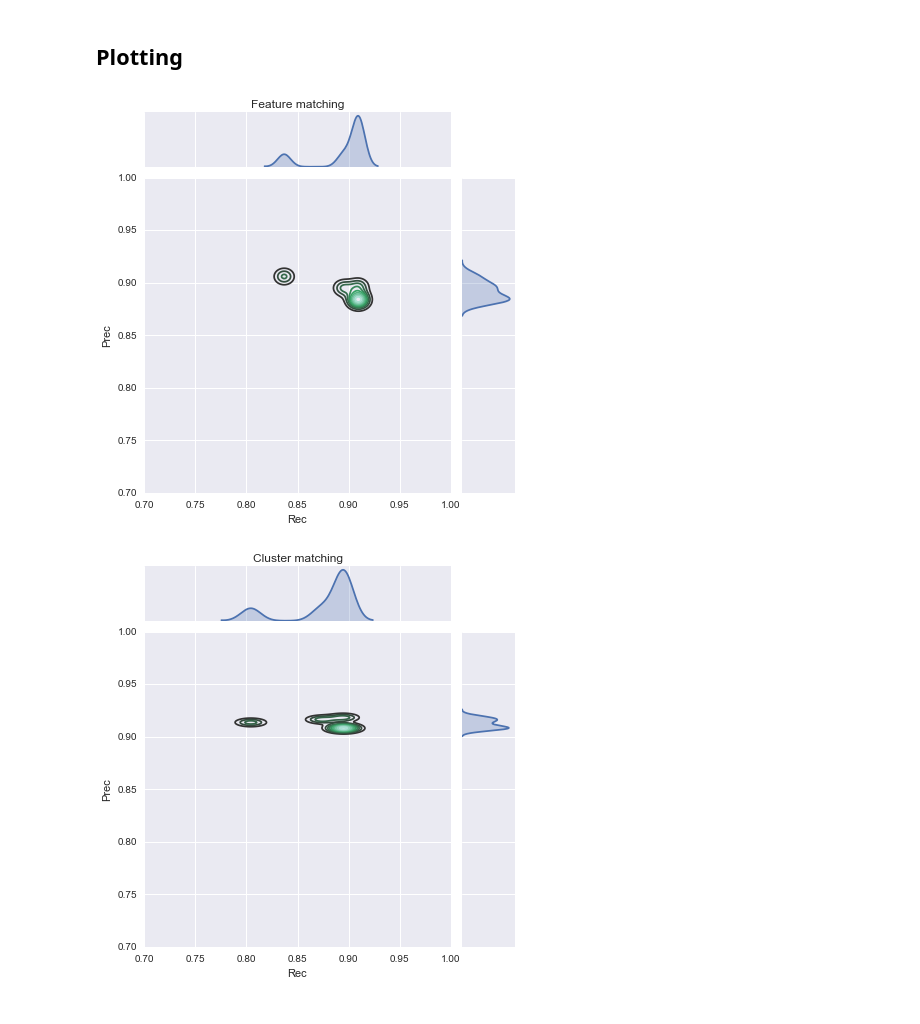
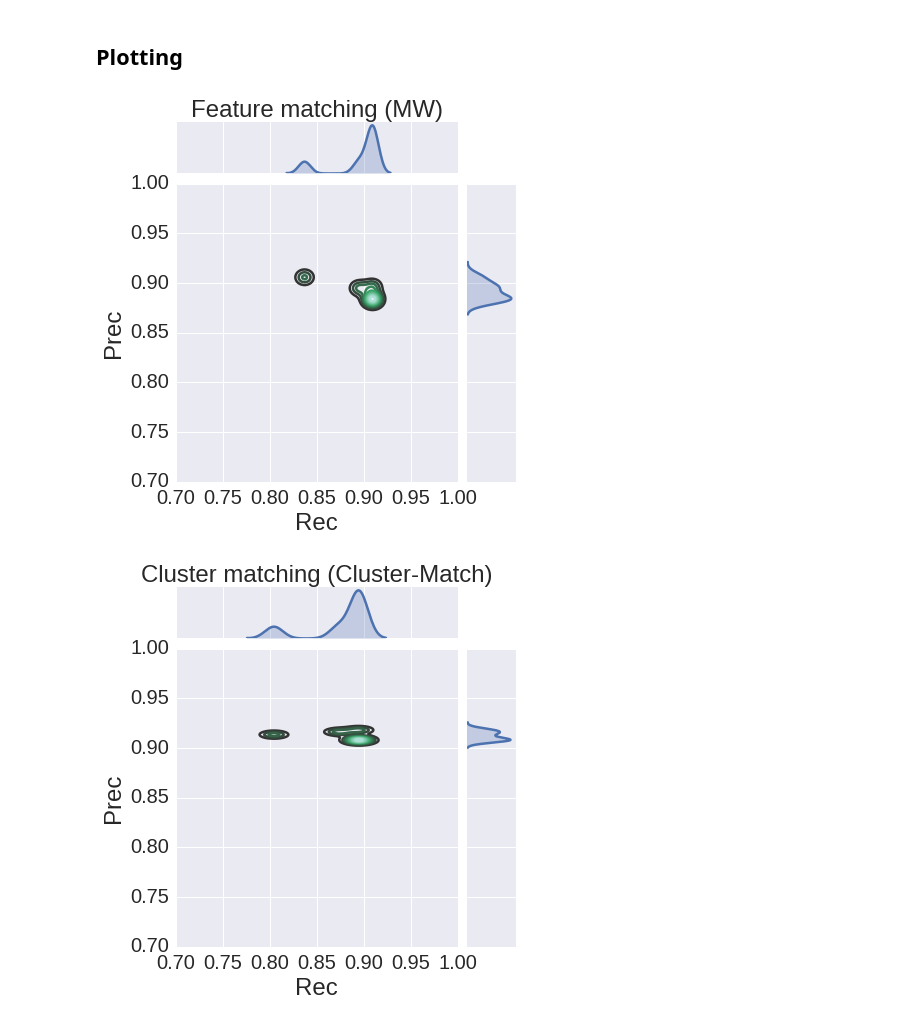
Before and after one commit to sdrogers/metabolomics_tools, a Jupyter notebook: alignment/notebooks/Beer3pos_experiment.ipynb, the cells around one changed output. Drawn from its saved outputs; the diff is of its cells as text; code cells hidden in the pictures.

Commit message:
updated notebooks
Former-commit-id: 9fb9436f94300d1a671932c44ac54e0d5664a866

```diff
--- a/alignment/notebooks/Beer3pos_experiment.ipynb
+++ b/alignment/notebooks/Beer3pos_experiment.ipynb
@@ -108,3 +87,4 @@ Saved to pickles/beer3pos/training_list.p
 # %%
 testing_list = load_or_create_filelist('pickles/beer3pos/testing_list.p', combined_list, n_iter, n_files)
+testing_list = []
 # %% [output]
@@ -153,3 +101,3 @@ Saved to pickles/beer3pos/res_match_cluster.p
 # %%
-exp_results_1c = run_experiment(3, training_list, testing_list, param_list, 'pickles/beer3pos/res_mwg.p', hp, evaluation_method, transformation_file, gt_file)
+exp_results_1c = run_experiment(3, training_list, testing_list, param_list_mwg, 'pickles/beer3pos/res_mwg.p', hp, evaluation_method, transformation_file, gt_file)
 # %% [output]
@@ -173,5 +132,7 @@ Saved to pickles/beer3pos/res_mwg.p
 # %% [markdown]
 <h2>Plotting</h2>
+# %%
+sns.set_context("notebook", font_scale=2.0, rc={"lines.linewidth": 2.5})
 # %%
 def plot_density(exp_res, title):
     training_dfs = []
@@ -190,13 +151,14 @@ def plot_density(exp_res, title):
     g = g.plot_joint(sns.kdeplot)
     g = g.plot_marginals(sns.kdeplot, shade=True)
     ax = g.ax_joint
-    ax.set_xlabel('Rec')
-    ax.set_ylabel('Prec')
+    ax.set_xlabel('Rec', fontsize=24)
+    ax.set_ylabel('Prec', fontsize=24)
     ax = g.ax_marg_x
-    ax.set_title(title)
+    ax.set_title(title, fontsize=24)
 # %%
-plot_density(exp_results_1a, 'Feature matching')
-plot_density(exp_results_1b, 'Cluster matching')
+plot_density(exp_results_1a, 'Feature matching (MW)')
+plot_density(exp_results_1b, 'Cluster matching (Cluster-Match)')
+plot_density(exp_results_1c, 'Modified feature matching (MWG)')
 # %% [output]
-[figure, old version]
+[figure, new version]
-[figure, old version]
+[figure, new version]
```
Also changed, not shown: parts of 17 cells of this notebook, 18 other files.
